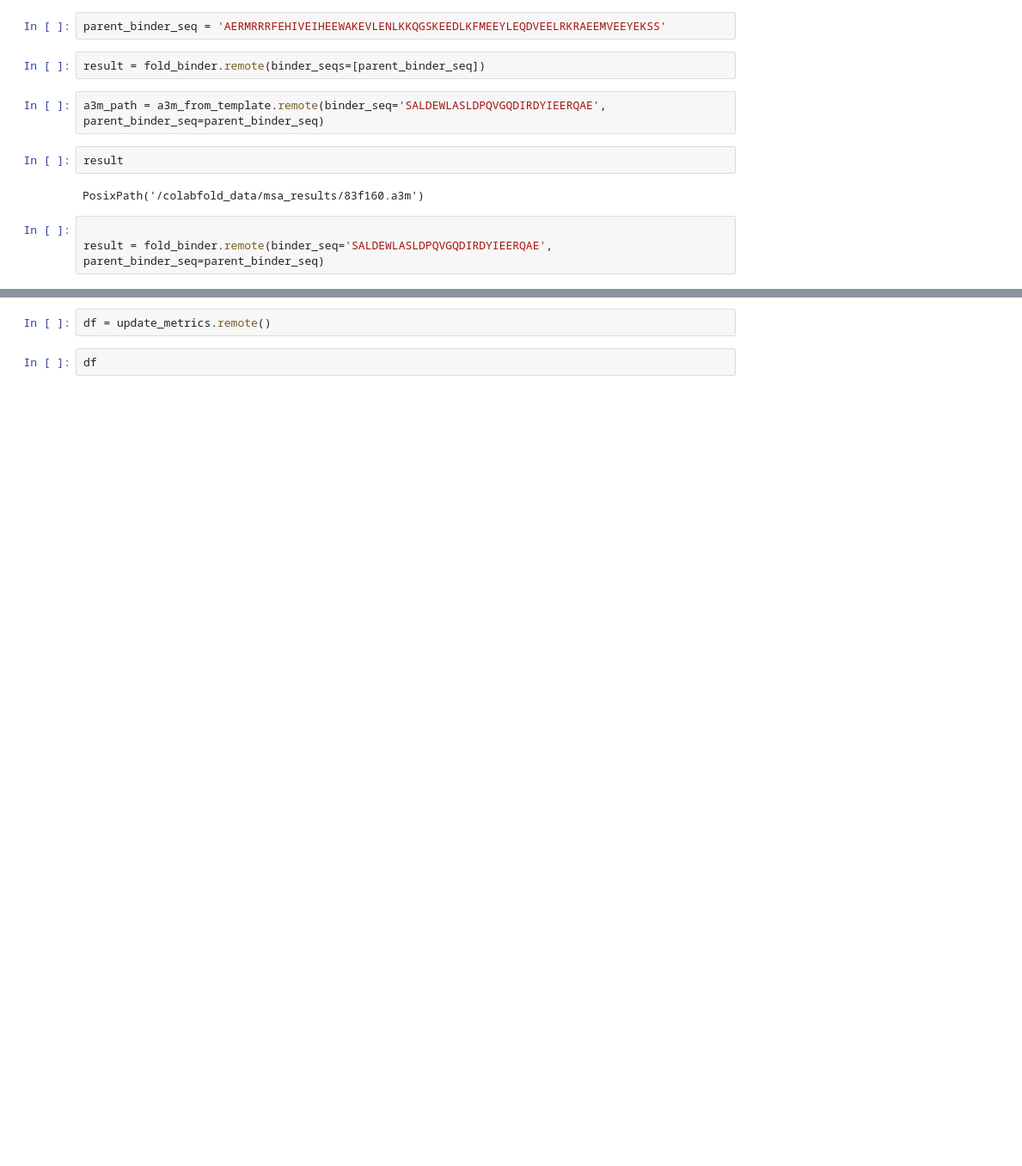
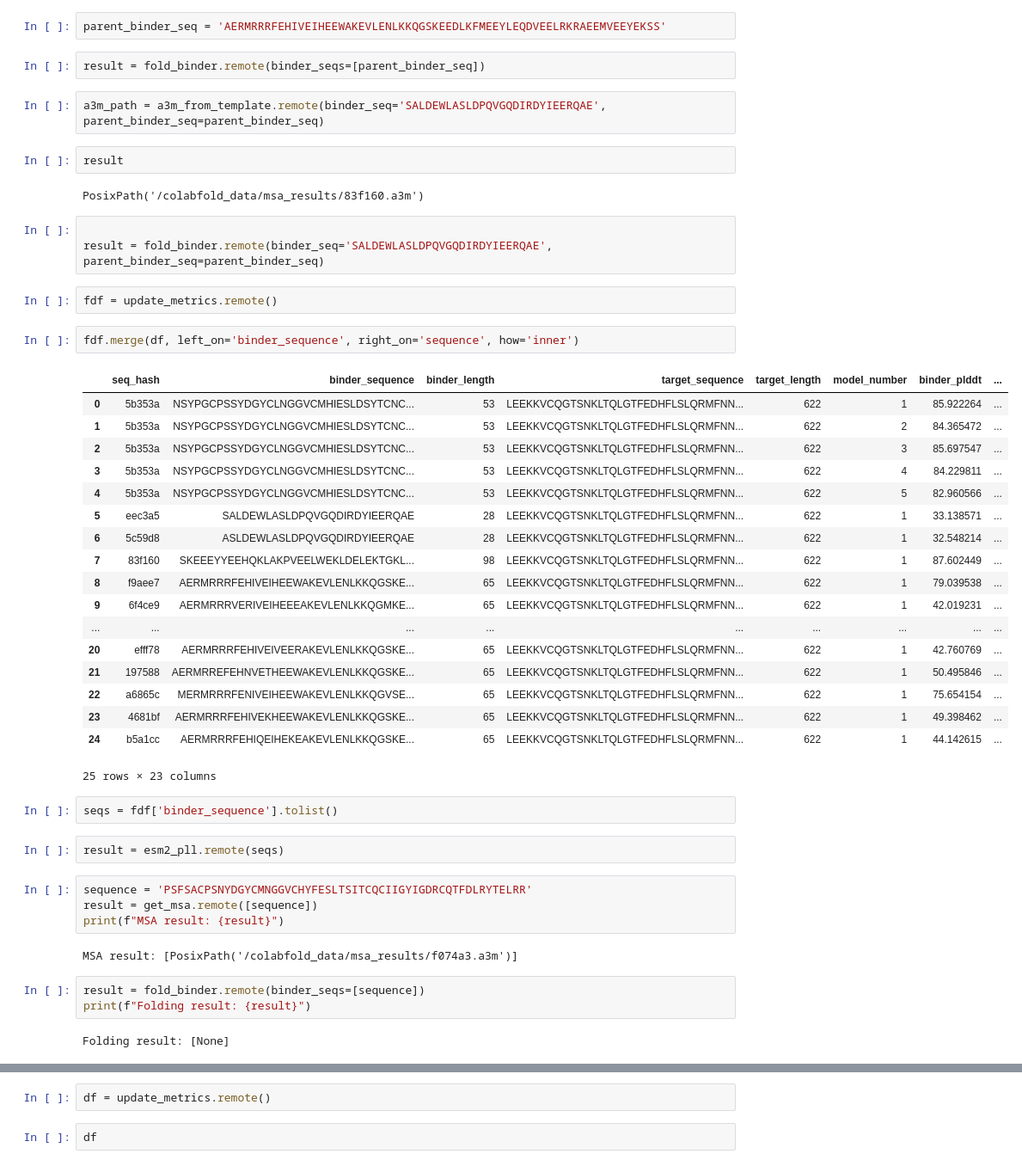
Before and after one commit to ANaka/egfr_binder_rd2, a Jupyter notebook: notebooks/fold.ipynb, the cells around one changed output, grey strips where cells are left out. Shown at 86% size. Drawn from its saved outputs; the diff is of its cells as text; blank space fills up the shorter version.

```diff
--- a/notebooks/fold.ipynb
+++ b/notebooks/fold.ipynb
@@ -56,3 +83,41 @@ PosixPath('/colabfold_data/msa_results/83f160.a3m')
 # %%
 
 result = fold_binder.remote(binder_seq='SALDEWLASLDPQVGQDIRDYIEERQAE', parent_binder_seq=parent_binder_seq)
+# %%
+fdf = update_metrics.remote()
+# %%
+fdf.merge(df, left_on='binder_sequence', right_on='sequence', how='inner')
+# %% [output]
+|  | seq_hash | binder_sequence | binder_length | target_sequence | target_length | model_number | binder_plddt | ... |
+| 0 | 5b353a | NSYPGCPSSYDGYCLNGGVCMHIESLDSYTCNC... | 53 | LEEKKVCQGTSNKLTQLGTFEDHFLSLQRMFNN... | 622 | 1 | 85.922264 | ... |
+| 1 | 5b353a | NSYPGCPSSYDGYCLNGGVCMHIESLDSYTCNC... | 53 | LEEKKVCQGTSNKLTQLGTFEDHFLSLQRMFNN... | 622 | 2 | 84.365472 | ... |
+| 2 | 5b353a | NSYPGCPSSYDGYCLNGGVCMHIESLDSYTCNC... | 53 | LEEKKVCQGTSNKLTQLGTFEDHFLSLQRMFNN... | 622 | 3 | 85.697547 | ... |
+| 3 | 5b353a | NSYPGCPSSYDGYCLNGGVCMHIESLDSYTCNC... | 53 | LEEKKVCQGTSNKLTQLGTFEDHFLSLQRMFNN... | 622 | 4 | 84.229811 | ... |
+| 4 | 5b353a | NSYPGCPSSYDGYCLNGGVCMHIESLDSYTCNC... | 53 | LEEKKVCQGTSNKLTQLGTFEDHFLSLQRMFNN... | 622 | 5 | 82.960566 | ... |
+| 5 | eec3a5 | SALDEWLASLDPQVGQDIRDYIEERQAE | 28 | LEEKKVCQGTSNKLTQLGTFEDHFLSLQRMFNN... | 622 | 1 | 33.138571 | ... |
+| 6 | 5c59d8 | ASLDEWLASLDPQVGQDIRDYIEERQAE | 28 | LEEKKVCQGTSNKLTQLGTFEDHFLSLQRMFNN... | 622 | 1 | 32.548214 | ... |
+| 7 | 83f160 | SKEEEYYEEHQKLAKPVEELWEKLDELEKTGKL... | 98 | LEEKKVCQGTSNKLTQLGTFEDHFLSLQRMFNN... | 622 | 1 | 87.602449 | ... |
+| 8 | f9aee7 | AERMRRRFEHIVEIHEEWAKEVLENLKKQGSKE... | 65 | LEEKKVCQGTSNKLTQLGTFEDHFLSLQRMFNN... | 622 | 1 | 79.039538 | ... |
+| 9 | 6f4ce9 | AERMRRRVERIVEIHEEEAKEVLENLKKQGMKE... | 65 | LEEKKVCQGTSNKLTQLGTFEDHFLSLQRMFNN... | 622 | 1 | 42.019231 | ... |
+| ... | ... | ... | ... | ... | ... | ... | ... | ... |
+| 20 | efff78 | AERMRRRFEHIVEIVEERAKEVLENLKKQGSKE... | 65 | LEEKKVCQGTSNKLTQLGTFEDHFLSLQRMFNN... | 622 | 1 | 42.760769 | ... |
+| 21 | 197588 | AERMRREFEHNVETHEEWAKEVLENLKKQGSKE... | 65 | LEEKKVCQGTSNKLTQLGTFEDHFLSLQRMFNN... | 622 | 1 | 50.495846 | ... |
+| 22 | a6865c | MERMRRRFENIVEIHEEWAKEVLENLKKQGVSE... | 65 | LEEKKVCQGTSNKLTQLGTFEDHFLSLQRMFNN... | 622 | 1 | 75.654154 | ... |
+| 23 | 4681bf | AERMRRRFEHIVEKHEEWAKEVLENLKKQGSKE... | 65 | LEEKKVCQGTSNKLTQLGTFEDHFLSLQRMFNN... | 622 | 1 | 49.398462 | ... |
+| 24 | b5a1cc | AERMRRRFEHIQEIHEKEAKEVLENLKKQGSKE... | 65 | LEEKKVCQGTSNKLTQLGTFEDHFLSLQRMFNN... | 622 | 1 | 44.142615 | ... |
+25 rows × 23 columns
+# %%
+seqs = fdf['binder_sequence'].tolist()
+# %%
+result = esm2_pll.remote(seqs)
+# %%
+sequence = 'PSFSACPSNYDGYCMNGGVCHYFESLTSITCQCIIGYIGDRCQTFDLRYTELRR'
+result = get_msa.remote([sequence])
+print(f"MSA result: {result}")
+# %% [output]
+MSA result: [PosixPath('/colabfold_data/msa_results/f074a3.a3m')]
+# %%
+result = fold_binder.remote(binder_seqs=[sequence])
+print(f"Folding result: {result}")
+# %% [output]
+Folding result: [None]
```
Also changed, not shown: parts of 12 cells of this notebook, 2 other files.
